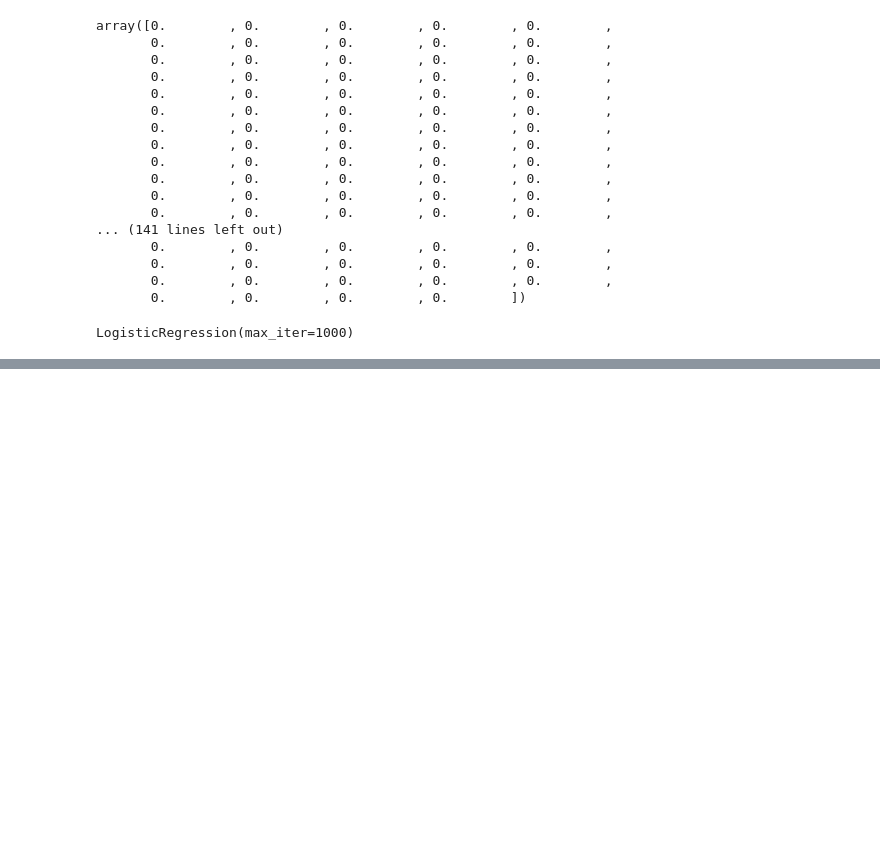
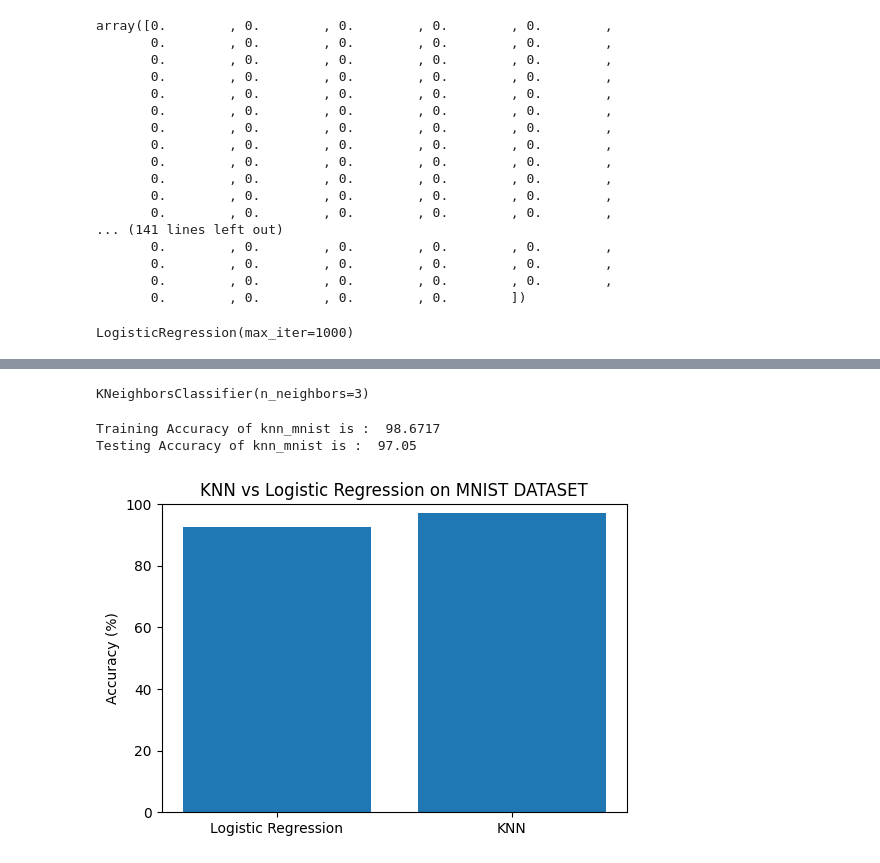
Before and after one commit to Praanjaljain29/PatternVisualRecognitionLab, a Jupyter notebook: lab1/mnist_lab1.ipynb, the cells around one changed output, grey strips where cells are left out. Saved outputs shown, nothing was run; the diff lists cells and outputs as text; code cells hidden in the pictures; blank space fills up the shorter version.

```diff
--- a/lab1/mnist_lab1.ipynb
+++ b/lab1/mnist_lab1.ipynb
@@ -179,0 +173,8 @@ def predict_digit_on_img(filepath, model=model_loaded, size=(28, 28)):
+# %%
+# SEPARATING LABELS HERE
+y_train_knn_norm  = train_df["label"]
+y_test_knn_norm = test_df["label"]
+
+# wE HAVE NORMALIZED DATA HERE
+X_train_knn_norm = train_df.iloc[:, 1:] / 255.0
+X_test_knn_norm = test_df.iloc[:, 1:] / 255.0
@@ -179,0 +212,31 @@ def predict_digit_on_img(filepath, model=model_loaded, size=(28, 28)):
+# %%
+knn_mnist= KNeighborsClassifier(n_neighbors=3)
+knn_mnist.fit(X_train_knn_norm, y_train_knn_norm)
+# %% [output]
+KNeighborsClassifier(n_neighbors=3)
+# %%
+knn_train_pred, knn_test_pred = knn_mnist.predict(X_train_knn_norm), knn_mnist.predict(X_test_knn_norm)
+# %%
+#Accuracy of knn model that I have created
+knn_train_acc = accuracy_score(y_train_knn_norm, knn_train_pred)
+knn_test_acc = accuracy_score(y_test_knn_norm, knn_test_pred)
+
+print("Training Accuracy of knn_mnist is : ", round(knn_train_acc * 100, 4))
+print("Testing Accuracy of knn_mnist is : ", round(knn_test_acc * 100, 4))
+# %% [output]
+Training Accuracy of knn_mnist is :  98.6717
+Testing Accuracy of knn_mnist is :  97.05
+# %%
+#plotting model accuracy
+models = ["Logistic Regression", "KNN"]
+accuracies = [lr_test_acc * 100, knn_test_acc * 100]
+
+plt.figure(figsize=(6,4))
+plt.bar(models, accuracies)
+plt.ylabel("Accuracy (%)")
+plt.title("KNN vs Logistic Regression on MNIST DATASET")
+plt.ylim(0,100)
+
+plt.show()
+# %% [output]
+[figure, added]
```
Also changed, not shown: parts of 24 cells of this notebook.
